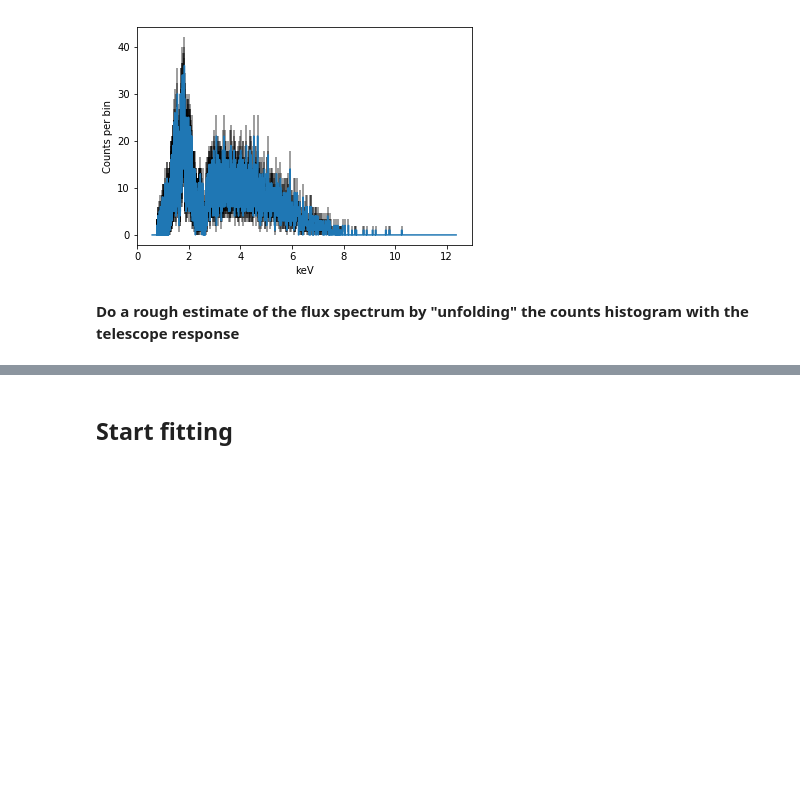
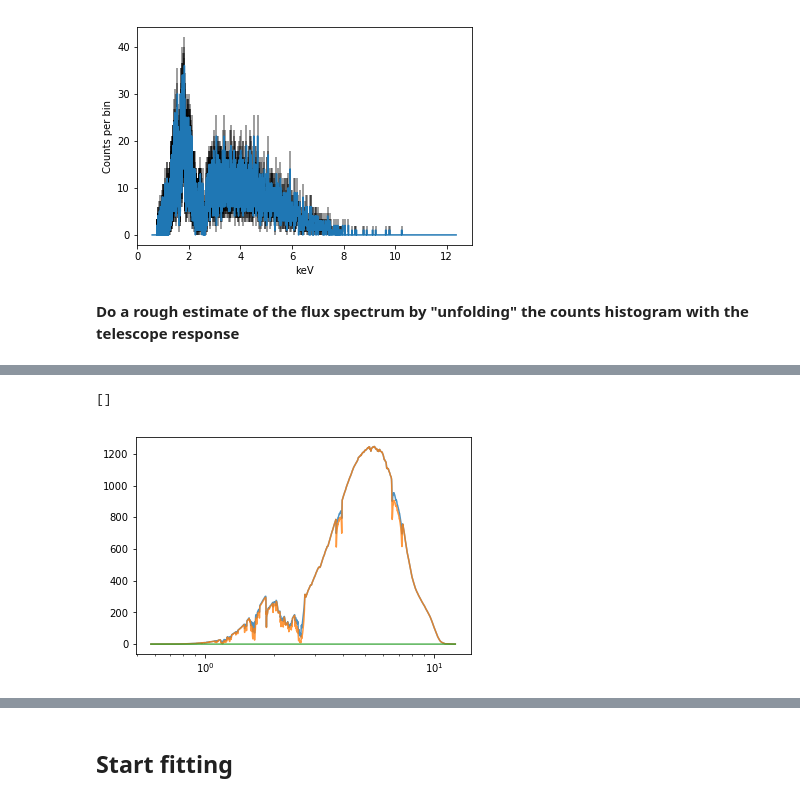
Before and after one commit to eblur/pyxsis, a Jupyter notebook: notebooks/Example1_fit_HETG_powerlaw.ipynb, the cells around one changed output, grey strips where cells are left out. Saved outputs shown, nothing was run; the diff lists cells and outputs as text; code cells hidden in the pictures; blank space fills up the shorter version.

```diff
--- a/notebooks/Example1_fit_HETG_powerlaw.ipynb
+++ b/notebooks/Example1_fit_HETG_powerlaw.ipynb
@@ -157,0 +166,8 @@ plt.semilogx()
+# %%
+plt.plot(mrk421.arf.e_low, test_mrate1, alpha=0.8)
+plt.plot(mrk421.arf.e_low, test_mrate2, alpha=0.8)
+plt.plot(mrk421.arf.e_low, test_mrate3, alpha=0.8)
+plt.semilogx()
+# %% [output]
+[]
+[figure, added]
```
Also changed, not shown: parts of 16 cells of this notebook.
